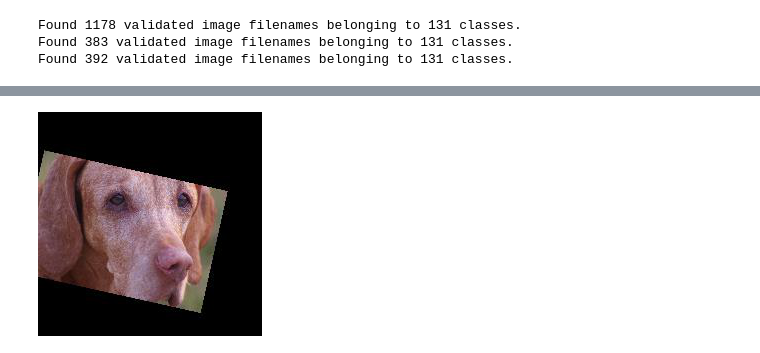
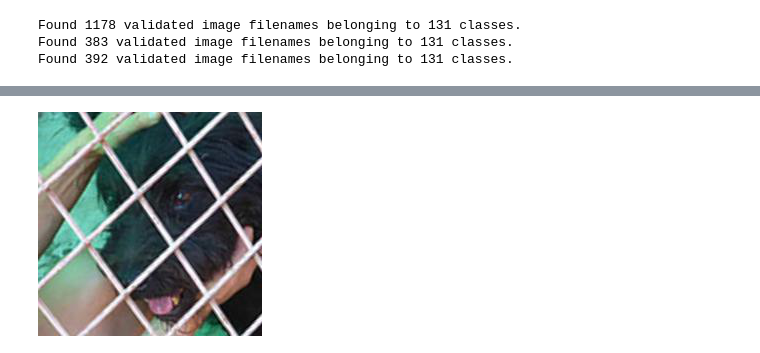
Before and after one commit to heyitsahleesah/COMP4989-Nano, a Jupyter notebook: felix_trash/felix_resnet.ipynb, the cells around one changed output, grey strips where cells are left out. Drawn from its saved outputs; the diff is of its cells as text; code cells hidden in the pictures.

```diff
--- a/felix_trash/felix_resnet.ipynb
+++ b/felix_trash/felix_resnet.ipynb
@@ -308,11 +321,11 @@ The best top 5 accuracy is:  8.673469722270966
 # %%
 #Testing
-img = tf.keras.preprocessing.image.load_img('../photos/dogfacenet10/val/192/192.1.jpg', target_size=(224, 224))
+img = tf.keras.preprocessing.image.load_img('../photos/dogfacenet10/test/177/177.1.jpg', target_size=(224, 224))
 img_array = tf.keras.preprocessing.image.img_to_array(img)
 img_array = np.array([img_array])
 img
 # %% [output]
-[figure, old version]
+[figure, new version]
 # %%
 # generate predictions for samples
 predictions = model.predict(img_array)
```
Also changed, not shown: parts of 8 cells of this notebook, 1 other file.
